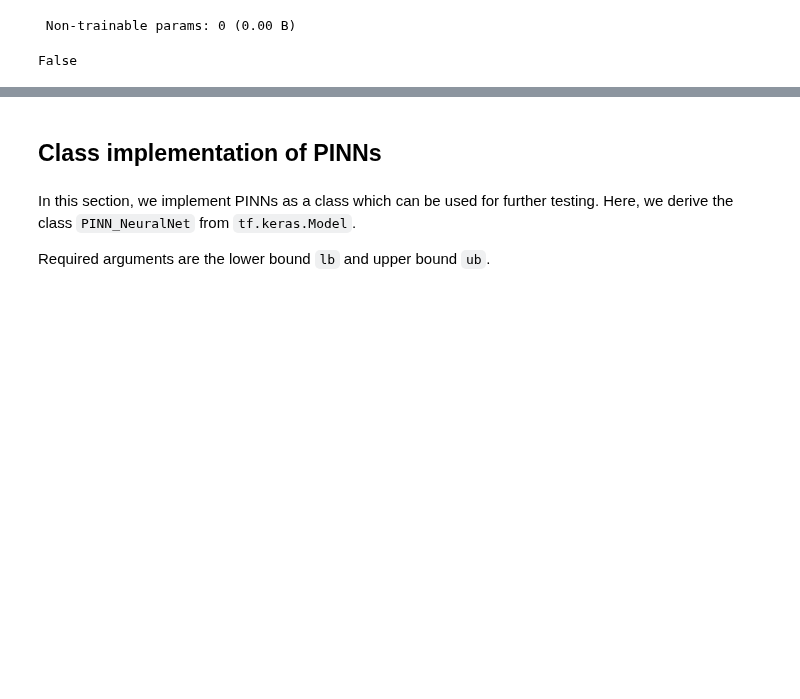
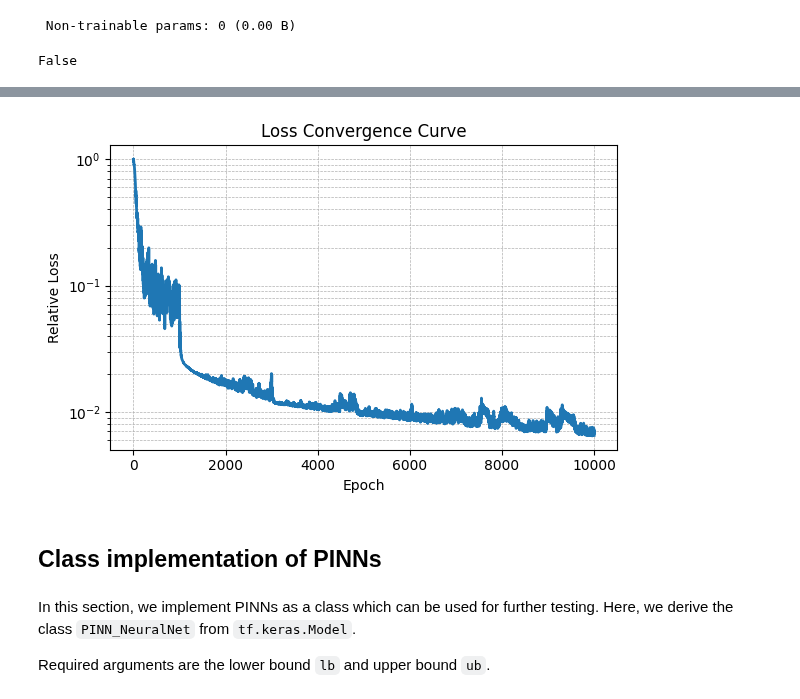
Before and after one commit to submerged-in-matrix/PINN_2D_Elasticity, a Jupyter notebook: Notebook/P_3_PINN_Linear_Elasticity.ipynb, the cells around one changed output, grey strips where cells are left out. Saved outputs shown, nothing was run; the diff lists cells and outputs as text; code cells hidden in the pictures; blank space fills up the shorter version.

```diff
--- a/Notebook/P_3_PINN_Linear_Elasticity.ipynb
+++ b/Notebook/P_3_PINN_Linear_Elasticity.ipynb
@@ -756,3 +818,15 @@ False
+# %%
+plt.figure(figsize=(6,4))
+plt.plot(hist, lw=2)
+plt.yscale('log')
+plt.xlabel('Epoch')
+plt.ylabel('Relative Loss')
+plt.title('Loss Convergence Curve')
+plt.grid(True, which='both', ls='--', lw=0.5)
+plt.tight_layout()
+plt.show()
+# %% [output]
+[figure, added]
 # %% [markdown]
 ## Class implementation of PINNs
 # %% [markdown]
```
Also changed, not shown: parts of 11 cells of this notebook.
